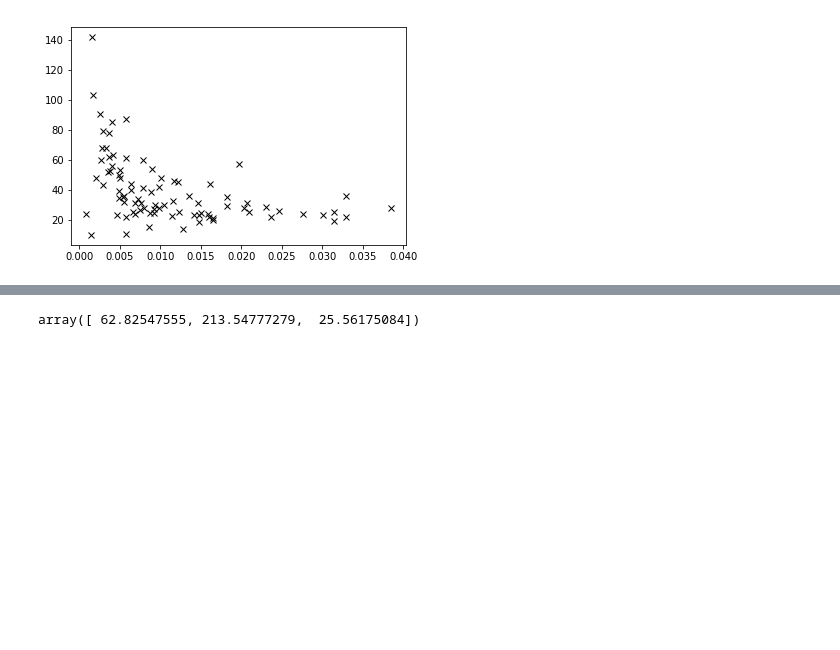
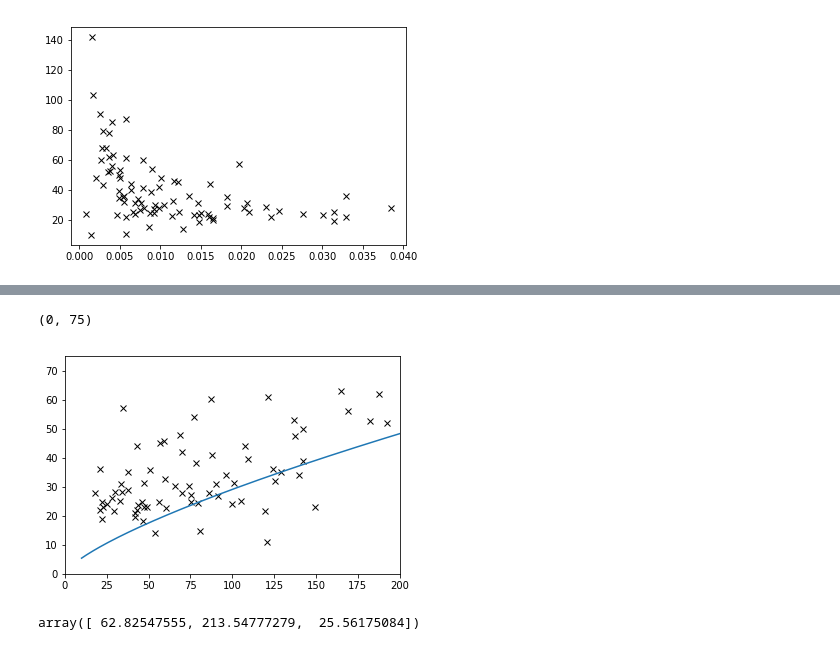
Before and after one commit to Melclic/HMG, a Jupyter notebook: webCH/libCH/fit_CD/fit_CD.ipynb, the cells around one changed output, grey strips where cells are left out. Cells and saved outputs as stored; diff of their text form; code cells hidden in the pictures; blank space fills up the shorter version.

```diff
--- a/webCH/libCH/fit_CD/fit_CD.ipynb
+++ b/webCH/libCH/fit_CD/fit_CD.ipynb
@@ -139,3 +170,12 @@ plt.plot(all_data['mu_min'], all_data['D_min'], 'x', color='black')
+# %%
+plt.plot(dt_min, all_data['D_min'], 'x', color='black')
+plt.plot(np.arange(10.0, 800.0, 1.0), [f(i, params[0]) for i in np.arange(10.0, 800.0, 1.0)])
+plt.xlim([0, 200])
+plt.ylim([0, 75])
+#plt.xscale('log')
+# %% [output]
+(0, 75)
+[figure, added]
 # %%
 #C = 44.98*(1.0+(5.206*np.exp(-4.917/tau_h)))
 def onePhase(x, A1, A2, A3):
```
Also changed, not shown: parts of 16 cells of this notebook, 1 other file.
